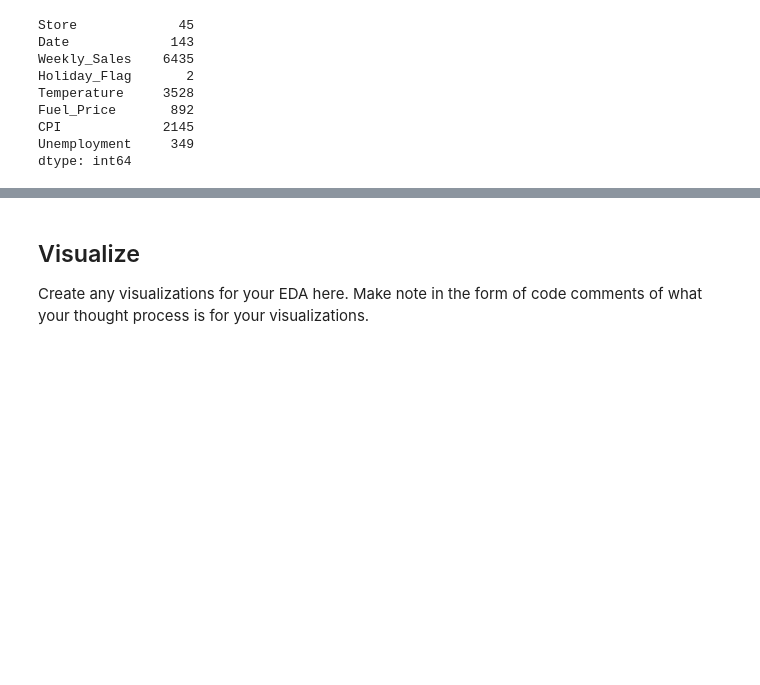
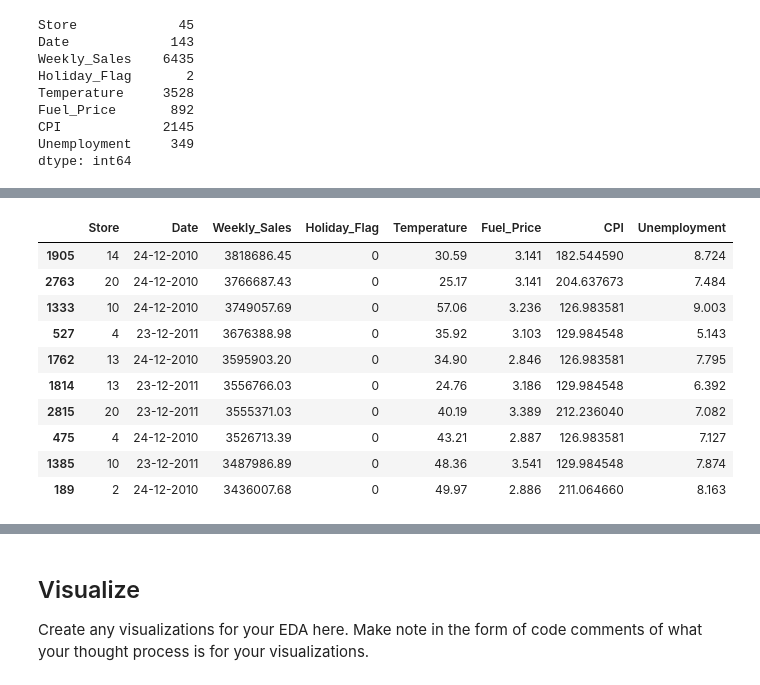
Before and after one commit to smckenzie0615/eda-checkpoint, a Jupyter notebook: checkpoint-two.ipynb, the cells around one changed output, grey strips where cells are left out. Drawn from its saved outputs; the diff is of its cells as text; code cells hidden in the pictures; blank space fills up the shorter version.

```diff
--- a/checkpoint-two.ipynb
+++ b/checkpoint-two.ipynb
@@ -169,0 +294,15 @@ df.groupby('Date').head()
+# %%
+# Figuring out the top 10 largest weekly sales
+df.nlargest(10, "Weekly_Sales")
+# %% [output]
+|  | Store | Date | Weekly_Sales | Holiday_Flag | Temperature | Fuel_Price | CPI | Unemployment |
+| 1905 | 14 | 24-12-2010 | 3818686.45 | 0 | 30.59 | 3.141 | 182.544590 | 8.724 |
+| 2763 | 20 | 24-12-2010 | 3766687.43 | 0 | 25.17 | 3.141 | 204.637673 | 7.484 |
+| 1333 | 10 | 24-12-2010 | 3749057.69 | 0 | 57.06 | 3.236 | 126.983581 | 9.003 |
+| 527 | 4 | 23-12-2011 | 3676388.98 | 0 | 35.92 | 3.103 | 129.984548 | 5.143 |
+| 1762 | 13 | 24-12-2010 | 3595903.20 | 0 | 34.90 | 2.846 | 126.983581 | 7.795 |
+| 1814 | 13 | 23-12-2011 | 3556766.03 | 0 | 24.76 | 3.186 | 129.984548 | 6.392 |
+| 2815 | 20 | 23-12-2011 | 3555371.03 | 0 | 40.19 | 3.389 | 212.236040 | 7.082 |
+| 475 | 4 | 24-12-2010 | 3526713.39 | 0 | 43.21 | 2.887 | 126.983581 | 7.127 |
+| 1385 | 10 | 23-12-2011 | 3487986.89 | 0 | 48.36 | 3.541 | 129.984548 | 7.874 |
+| 189 | 2 | 24-12-2010 | 3436007.68 | 0 | 49.97 | 2.886 | 211.064660 | 8.163 |
```
Also changed, not shown: parts of 19 cells of this notebook.
